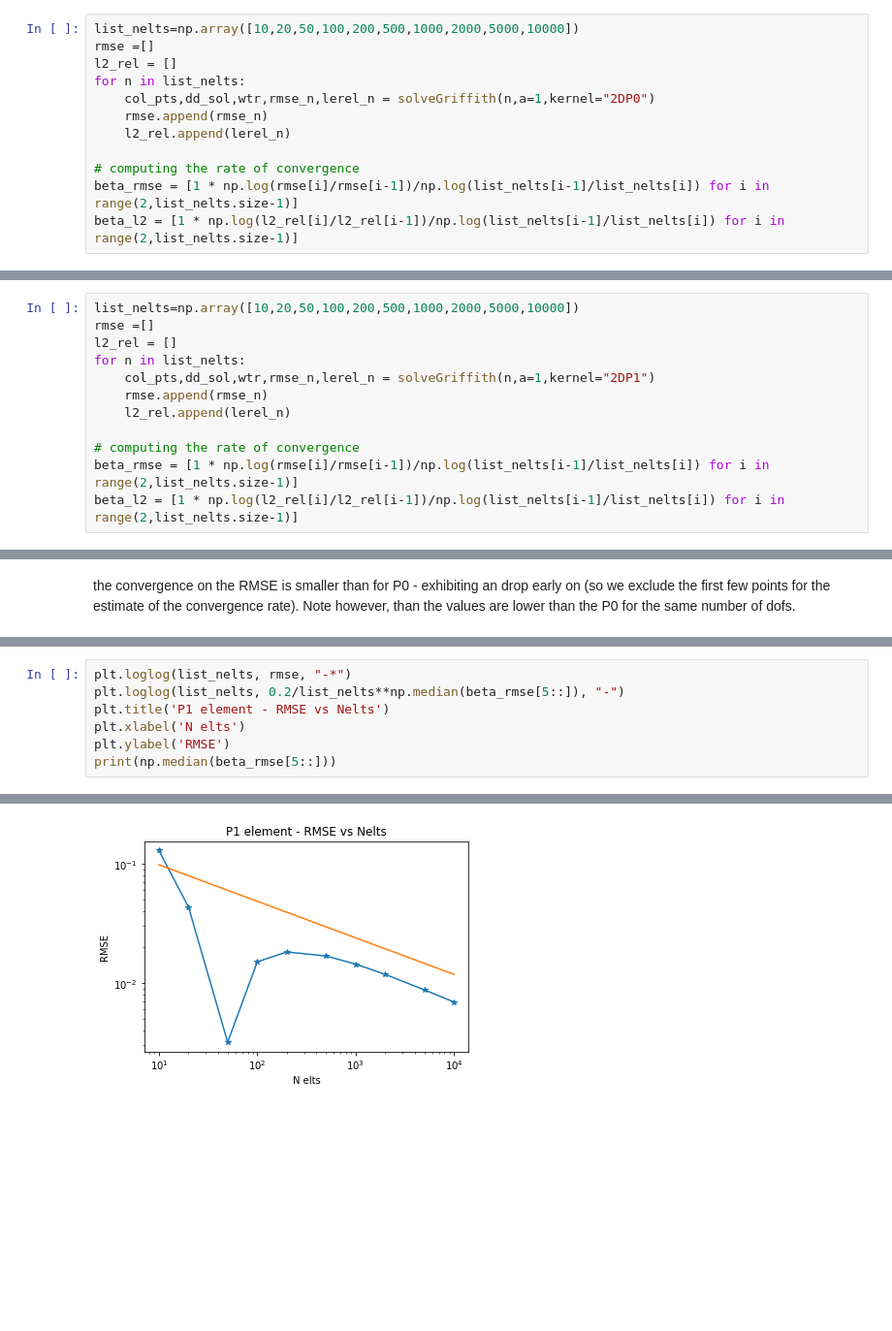
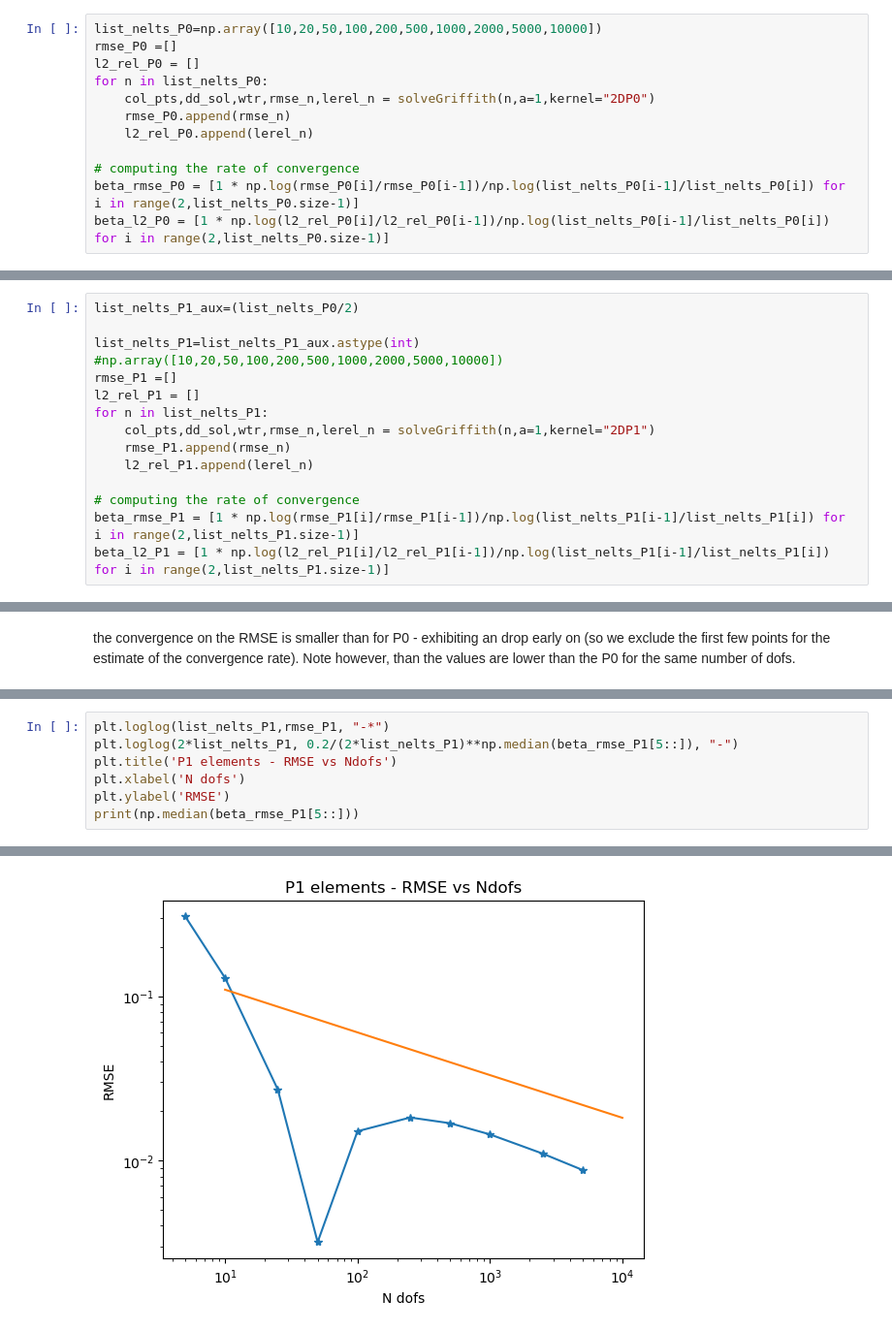
Before and after one commit to GeoEnergyLab-EPFL/Bigwham-Tutorials, a Jupyter notebook: examples/2d/griffith_crack_problem_convergence_P0_vs_P1.ipynb, the cells around one changed output, grey strips where cells are left out. Shown: that part at 97% size. Saved outputs shown, nothing was run; the diff lists cells and outputs as text; blank space fills up the shorter version.

```diff
--- a/examples/2d/griffith_crack_problem_convergence_P0_vs_P1.ipynb
+++ b/examples/2d/griffith_crack_problem_convergence_P0_vs_P1.ipynb
@@ -84,14 +100,14 @@ $$ \beta = \log{(e_2/e_1)}/\log{(N_1/N_2)} $$
 
 where $e_1$ is the error for $N_1$ unknowns, respectively for $e_2$ (with $N_2<N_1$).
 # %%
-list_nelts=np.array([10,20,50,100,200,500,1000,2000,5000,10000])
-rmse =[]
-l2_rel = []
-for n in list_nelts:
+list_nelts_P0=np.array([10,20,50,100,200,500,1000,2000,5000,10000])
+rmse_P0 =[]
+l2_rel_P0 = []
+for n in list_nelts_P0:
     col_pts,dd_sol,wtr,rmse_n,lerel_n = solveGriffith(n,a=1,kernel="2DP0")
-    rmse.append(rmse_n)
-    l2_rel.append(lerel_n)
+    rmse_P0.append(rmse_n)
+    l2_rel_P0.append(lerel_n)
 
 # computing the rate of convergence
-beta_rmse = [1 * np.log(rmse[i]/rmse[i-1])/np.log(list_nelts[i-1]/list_nelts[i]) for i in range(2,list_nelts.size-1)]
-beta_l2 = [1 * np.log(l2_rel[i]/l2_rel[i-1])/np.log(list_nelts[i-1]/list_nelts[i]) for i in range(2,list_nelts.size-1)]
+beta_rmse_P0 = [1 * np.log(rmse_P0[i]/rmse_P0[i-1])/np.log(list_nelts_P0[i-1]/list_nelts_P0[i]) for i in range(2,list_nelts_P0.size-1)]
+beta_l2_P0 = [1 * np.log(l2_rel_P0[i]/l2_rel_P0[i-1])/np.log(list_nelts_P0[i-1]/list_nelts_P0[i]) for i in range(2,list_nelts_P0.size-1)]
@@ -141,12 +190,15 @@ We now turn to explore the convergence rate for P1 elements. Keep in minf that h
 # %%
-list_nelts=np.array([10,20,50,100,200,500,1000,2000,5000,10000])
-rmse =[]
-l2_rel = []
-for n in list_nelts:
+list_nelts_P1_aux=(list_nelts_P0/2)
+
+list_nelts_P1=list_nelts_P1_aux.astype(int)
+#np.array([10,20,50,100,200,500,1000,2000,5000,10000])
+rmse_P1 =[]
+l2_rel_P1 = []
+for n in list_nelts_P1:
     col_pts,dd_sol,wtr,rmse_n,lerel_n = solveGriffith(n,a=1,kernel="2DP1")
-    rmse.append(rmse_n)
-    l2_rel.append(lerel_n)
+    rmse_P1.append(rmse_n)
+    l2_rel_P1.append(lerel_n)
 
 # computing the rate of convergence
-beta_rmse = [1 * np.log(rmse[i]/rmse[i-1])/np.log(list_nelts[i-1]/list_nelts[i]) for i in range(2,list_nelts.size-1)]
-beta_l2 = [1 * np.log(l2_rel[i]/l2_rel[i-1])/np.log(list_nelts[i-1]/list_nelts[i]) for i in range(2,list_nelts.size-1)]
+beta_rmse_P1 = [1 * np.log(rmse_P1[i]/rmse_P1[i-1])/np.log(list_nelts_P1[i-1]/list_nelts_P1[i]) for i in range(2,list_nelts_P1.size-1)]
+beta_l2_P1 = [1 * np.log(l2_rel_P1[i]/l2_rel_P1[i-1])/np.log(list_nelts_P1[i-1]/list_nelts_P1[i]) for i in range(2,list_nelts_P1.size-1)]
@@ -155,8 +238,8 @@ the convergence on the RMSE is smaller than for P0 -  exhibiting an  drop early
 # %%
-plt.loglog(list_nelts, rmse, "-*")
-plt.loglog(list_nelts, 0.2/list_nelts**np.median(beta_rmse[5::]), "-")
-plt.title('P1 element - RMSE vs Nelts')
-plt.xlabel('N elts')
+plt.loglog(list_nelts_P1,rmse_P1, "-*")
+plt.loglog(2*list_nelts_P1, 0.2/(2*list_nelts_P1)**np.median(beta_rmse_P1[5::]), "-")
+plt.title('P1 elements - RMSE vs Ndofs')
+plt.xlabel('N dofs')
 plt.ylabel('RMSE')
-print(np.median(beta_rmse[5::]))
+print(np.median(beta_rmse_P1[5::]))
 # %% [output]
@@ -164,2 +247,2 @@ print(np.median(beta_rmse[5::]))
-[figure, old version]
+[figure, new version]
 # %% [markdown]
```
Also changed, not shown: parts of 17 cells of this notebook, 3 other files.
